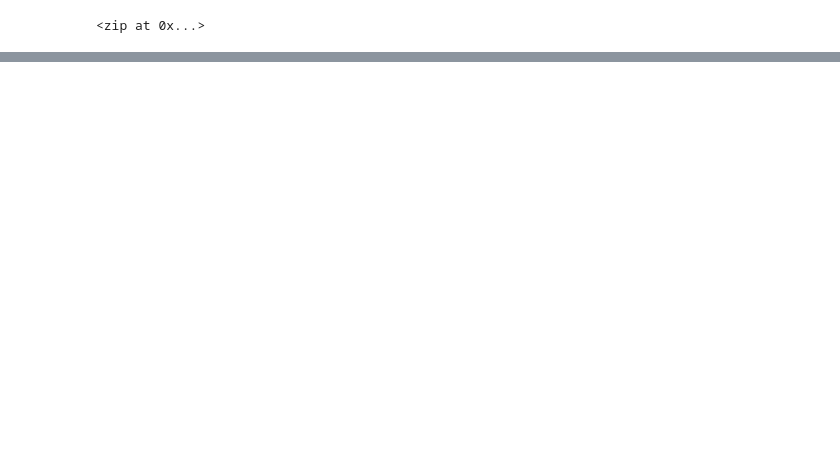
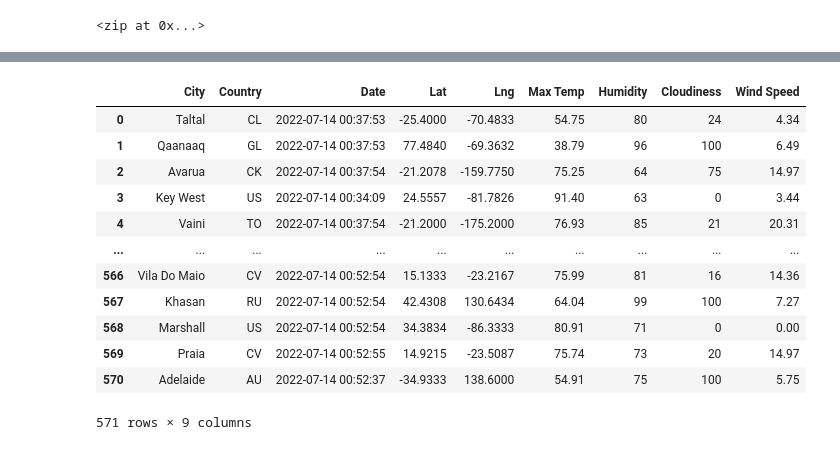
Before and after one commit to zmeluch/World_Weather_Analysis, a Jupyter notebook: WeatherPy.ipynb, the cells around one changed output, grey strips where cells are left out. Cells and saved outputs as stored; diff of their text form; code cells hidden in the pictures; blank space fills up the shorter version.

Commit message:
Adding WeatherPy file

```diff
--- a/WeatherPy.ipynb
+++ b/WeatherPy.ipynb
@@ -54,0 +65,3 @@ len(cities)
+# %%
+# Starting URL for Weather Map API Call.
+url = "http://api.openweathermap.org/data/2.5/weather?units=Imperial&APPID=" + weather_api_key
@@ -54,0 +152,4 @@ len(cities)
+# %%
+# Convert the array of dictionaries to a Pandas DataFrame.
+city_data_df = pd.DataFrame(city_data)
+city_data_df.head(10)
@@ -54,0 +168,19 @@ len(cities)
+# %%
+new_column_order = ["City", "Country", "Date", "Lat", "Lng", "Max Temp", "Humidity", "Cloudiness", "Wind Speed"]
+
+city_data_df = city_data_df[new_column_order]
+city_data_df
+# %% [output]
+|  | City | Country | Date | Lat | Lng | Max Temp | Humidity | Cloudiness | Wind Speed |
+| 0 | Taltal | CL | 2022-07-14 00:37:53 | -25.4000 | -70.4833 | 54.75 | 80 | 24 | 4.34 |
+| 1 | Qaanaaq | GL | 2022-07-14 00:37:53 | 77.4840 | -69.3632 | 38.79 | 96 | 100 | 6.49 |
+| 2 | Avarua | CK | 2022-07-14 00:37:54 | -21.2078 | -159.7750 | 75.25 | 64 | 75 | 14.97 |
+| 3 | Key West | US | 2022-07-14 00:34:09 | 24.5557 | -81.7826 | 91.40 | 63 | 0 | 3.44 |
+| 4 | Vaini | TO | 2022-07-14 00:37:54 | -21.2000 | -175.2000 | 76.93 | 85 | 21 | 20.31 |
+| ... | ... | ... | ... | ... | ... | ... | ... | ... | ... |
+| 566 | Vila Do Maio | CV | 2022-07-14 00:52:54 | 15.1333 | -23.2167 | 75.99 | 81 | 16 | 14.36 |
+| 567 | Khasan | RU | 2022-07-14 00:52:54 | 42.4308 | 130.6434 | 64.04 | 99 | 100 | 7.27 |
+| 568 | Marshall | US | 2022-07-14 00:52:54 | 34.3834 | -86.3333 | 80.91 | 71 | 0 | 0.00 |
+| 569 | Praia | CV | 2022-07-14 00:52:55 | 14.9215 | -23.5087 | 75.74 | 73 | 20 | 14.97 |
+| 570 | Adelaide | AU | 2022-07-14 00:52:37 | -34.9333 | 138.6000 | 54.91 | 75 | 100 | 5.75 |
+571 rows × 9 columns
```
Also changed, not shown: parts of 9 cells of this notebook, 4 other files.
